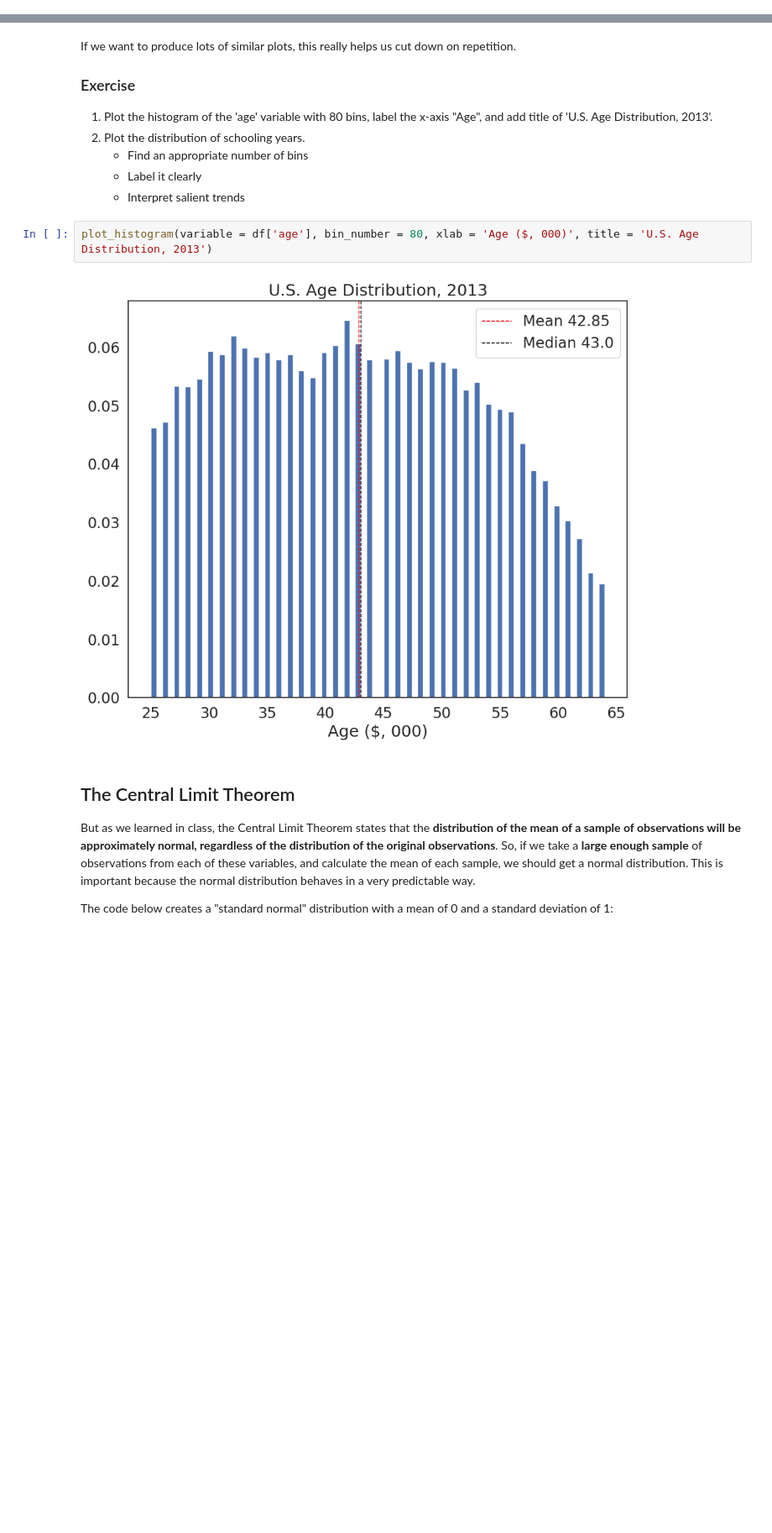
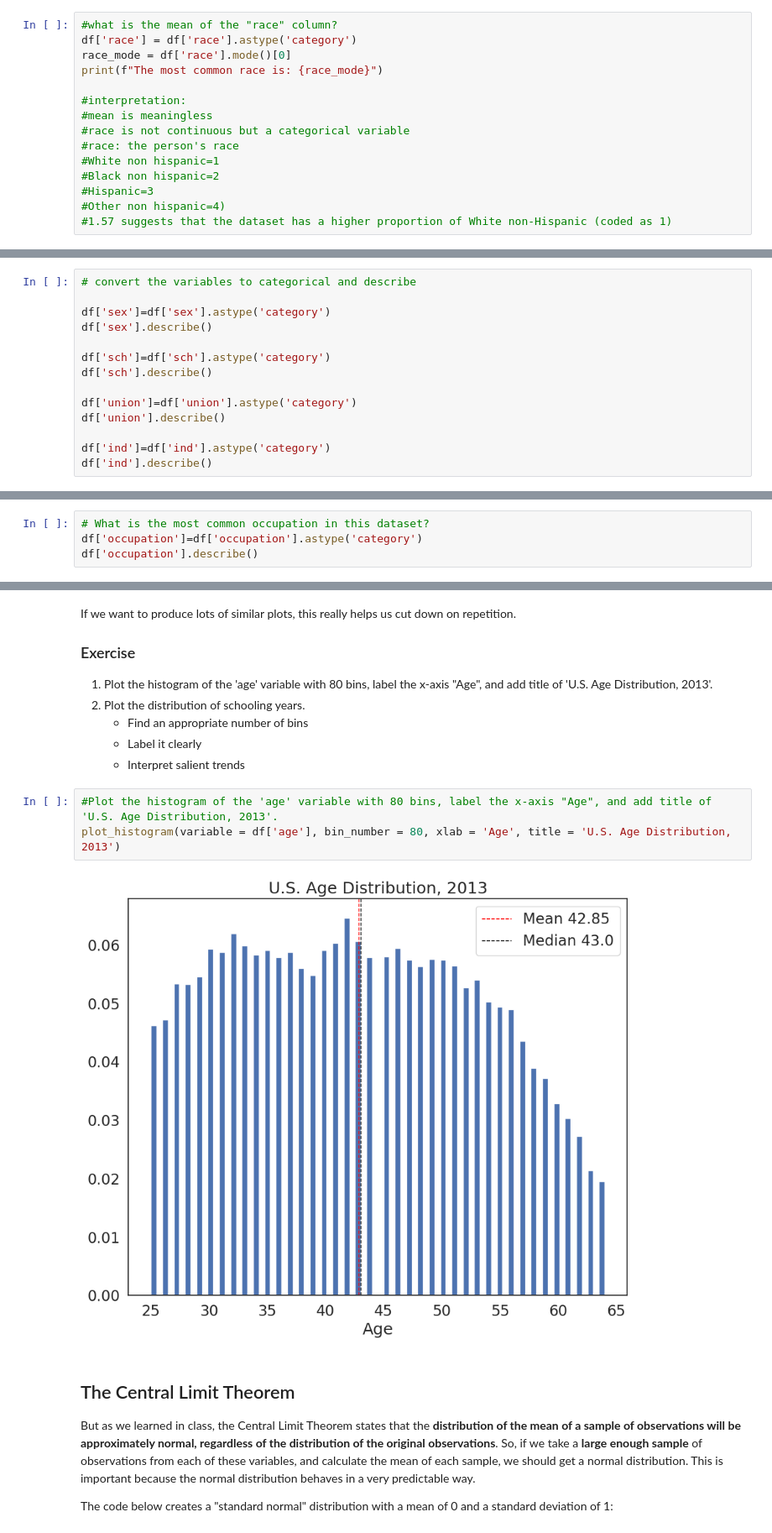
Before and after one commit to Trisken221/QM2, a Jupyter notebook: notebooks/W05. Distributions and Basic Statistics.ipynb, the cells around one changed output, grey strips where cells are left out. Shown at 84% size. Drawn from its saved outputs; the diff is of its cells as text; blank space fills up the shorter version.

```diff
--- a/notebooks/W05. Distributions and Basic Statistics.ipynb
+++ b/notebooks/W05. Distributions and Basic Statistics.ipynb
@@ -127,0 +146,15 @@ Given these summary statistics, answer the following questions:
+# %%
+#what is the mean of the "race" column?
+df['race'] = df['race'].astype('category')
+race_mode = df['race'].mode()[0]
+print(f"The most common race is: {race_mode}")
+
+#interpretation:
+#mean is meaningless
+#race is not continuous but a categorical variable
+#race: the person's race
+#White non hispanic=1
+#Black non hispanic=2
+#Hispanic=3
+#Other non hispanic=4)
+#1.57 suggests that the dataset has a higher proportion of White non-Hispanic (coded as 1)
@@ -162,0 +196,14 @@ what other variables are categorical? Convert them to categorical and describe.
+# %%
+# convert the variables to categorical and describe
+
+df['sex']=df['sex'].astype('category')
+df['sex'].describe()
+
+df['sch']=df['sch'].astype('category')
+df['sch'].describe()
+
+df['union']=df['union'].astype('category')
+df['union'].describe()
+
+df['ind']=df['ind'].astype('category')
+df['ind'].describe()
@@ -162,0 +217,4 @@ what other variables are categorical? Convert them to categorical and describe.
+# %%
+# What is the most common occupation in this dataset?
+df['occupation']=df['occupation'].astype('category')
+df['occupation'].describe()
@@ -309,9 +386,10 @@ If we want to produce lots of similar plots, this really helps us cut down on re
     * Label it clearly
     * Interpret salient trends
 # %%
-plot_histogram(variable = df['age'], bin_number = 80, xlab = 'Age ($, 000)', title = 'U.S. Age Distribution, 2013')
+#Plot the histogram of the 'age' variable with 80 bins, label the x-axis "Age", and add title of 'U.S. Age Distribution, 2013'.
+plot_histogram(variable = df['age'], bin_number = 80, xlab = 'Age', title = 'U.S. Age Distribution, 2013')
 # %% [output]
-[figure, old version]
+[figure, new version]
 # %% [markdown]
 ## The Central Limit Theorem
 
```
Also changed, not shown: parts of 19 cells of this notebook.
